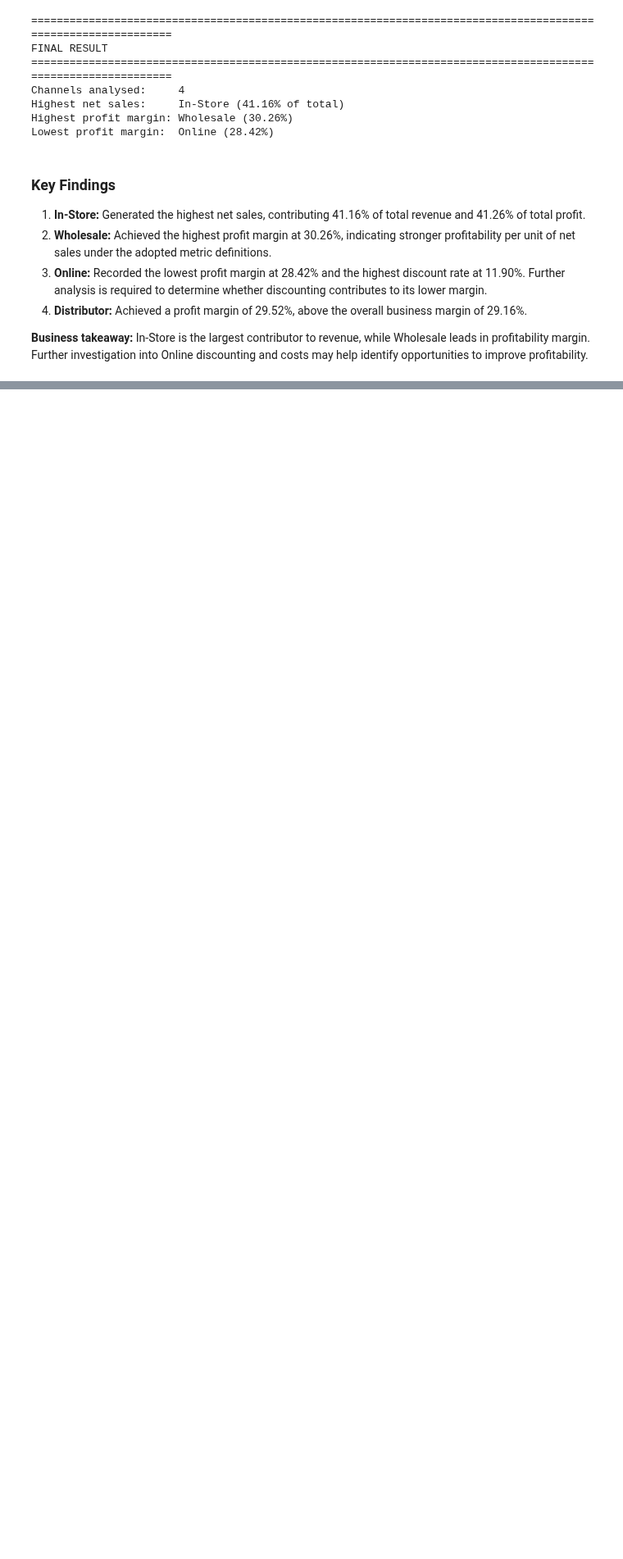
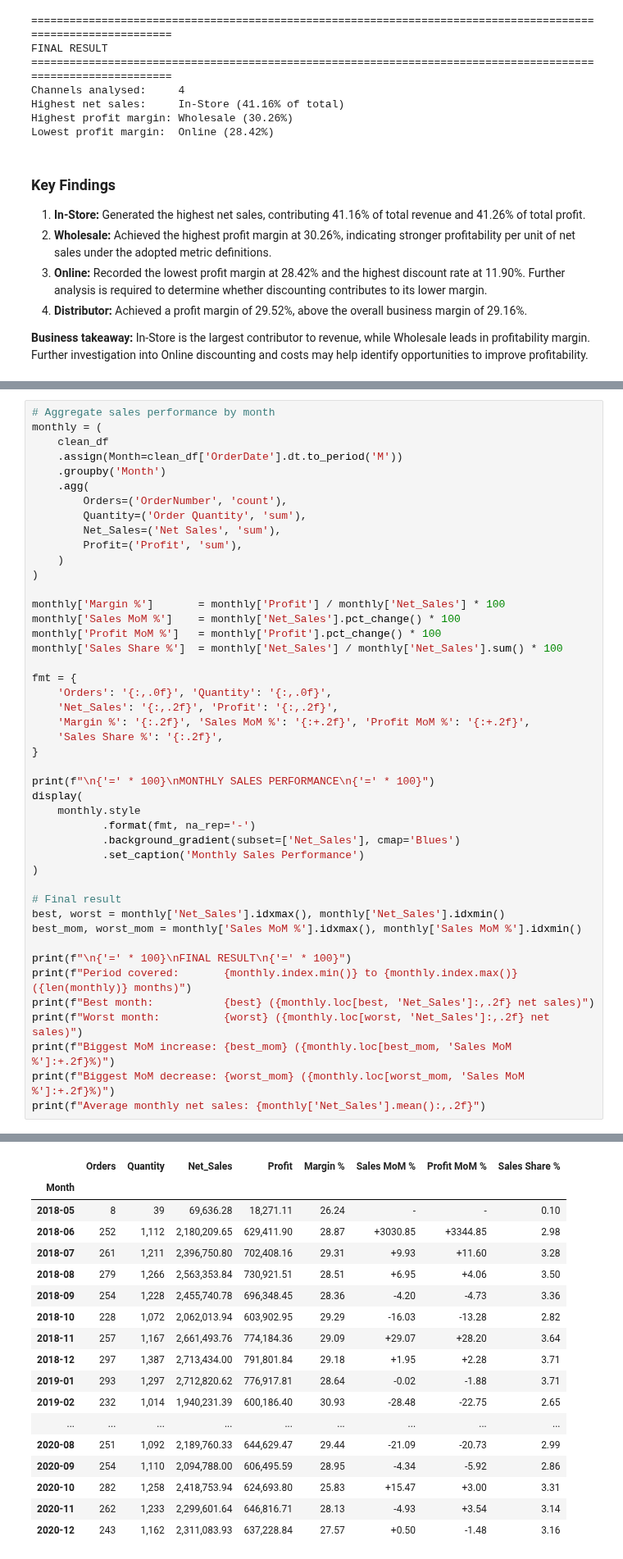
Before and after one commit to silverbullet-ai/intelligent-systems, a Jupyter notebook: da/sales-data-analysis/notebooks/02_sales_analysis.ipynb, the cells around one changed output, grey strips where cells are left out. Shown at 82% size. Cells and saved outputs as stored; diff of their text form; blank space fills up the shorter version.

Commit message:
Add monthly sales analysis and data quality checks

```diff
--- a/da/sales-data-analysis/notebooks/02_sales_analysis.ipynb
+++ b/da/sales-data-analysis/notebooks/02_sales_analysis.ipynb
@@ -386,0 +391,46 @@ Lowest profit margin:  Online (28.42%)
+# %%
+# Aggregate sales performance by month
+monthly = (
+    clean_df
+    .assign(Month=clean_df['OrderDate'].dt.to_period('M'))
+    .groupby('Month')
+    .agg(
+        Orders=('OrderNumber', 'count'),
+        Quantity=('Order Quantity', 'sum'),
+        Net_Sales=('Net Sales', 'sum'),
+        Profit=('Profit', 'sum'),
+    )
+)
+
+monthly['Margin %']       = monthly['Profit'] / monthly['Net_Sales'] * 100
+monthly['Sales MoM %']    = monthly['Net_Sales'].pct_change() * 100
+monthly['Profit MoM %']   = monthly['Profit'].pct_change() * 100
+monthly['Sales Share %']  = monthly['Net_Sales'] / monthly['Net_Sales'].sum() * 100
+
+fmt = {
+    'Orders': '{:,.0f}', 'Quantity': '{:,.0f}',
+    'Net_Sales': '{:,.2f}', 'Profit': '{:,.2f}',
+    'Margin %': '{:.2f}', 'Sales MoM %': '{:+.2f}', 'Profit MoM %': '{:+.2f}',
+    'Sales Share %': '{:.2f}',
+}
+
+print(f"\n{'=' * 100}\nMONTHLY SALES PERFORMANCE\n{'=' * 100}")
+display(
+    monthly.style
+           .format(fmt, na_rep='-')
+           .background_gradient(subset=['Net_Sales'], cmap='Blues')
+           .set_caption('Monthly Sales Performance')
+)
+
+# Final result
+best, worst = monthly['Net_Sales'].idxmax(), monthly['Net_Sales'].idxmin()
+best_mom, worst_mom = monthly['Sales MoM %'].idxmax(), monthly['Sales MoM %'].idxmin()
+
+print(f"\n{'=' * 100}\nFINAL RESULT\n{'=' * 100}")
+print(f"Period covered:       {monthly.index.min()} to {monthly.index.max()} ({len(monthly)} months)")
+print(f"Best month:           {best} ({monthly.loc[best, 'Net_Sales']:,.2f} net sales)")
+print(f"Worst month:          {worst} ({monthly.loc[worst, 'Net_Sales']:,.2f} net sales)")
+print(f"Biggest MoM increase: {best_mom} ({monthly.loc[best_mom, 'Sales MoM %']:+.2f}%)")
+print(f"Biggest MoM decrease: {worst_mom} ({monthly.loc[worst_mom, 'Sales MoM %']:+.2f}%)")
+print(f"Average monthly net sales: {monthly['Net_Sales'].mean():,.2f}")
+# %% [output]
@@ -386,0 +441,18 @@ Lowest profit margin:  Online (28.42%)
+|  | Orders | Quantity | Net_Sales | Profit | Margin % | Sales MoM % | Profit MoM % | Sales Share % |
+| Month |  |  |  |  |  |  |  |  |
+| 2018-05 | 8 | 39 | 69,636.28 | 18,271.11 | 26.24 | - | - | 0.10 |
+| 2018-06 | 252 | 1,112 | 2,180,209.65 | 629,411.90 | 28.87 | +3030.85 | +3344.85 | 2.98 |
+| 2018-07 | 261 | 1,211 | 2,396,750.80 | 702,408.16 | 29.31 | +9.93 | +11.60 | 3.28 |
+| 2018-08 | 279 | 1,266 | 2,563,353.84 | 730,921.51 | 28.51 | +6.95 | +4.06 | 3.50 |
+| 2018-09 | 254 | 1,228 | 2,455,740.78 | 696,348.45 | 28.36 | -4.20 | -4.73 | 3.36 |
+| 2018-10 | 228 | 1,072 | 2,062,013.94 | 603,902.95 | 29.29 | -16.03 | -13.28 | 2.82 |
+| 2018-11 | 257 | 1,167 | 2,661,493.76 | 774,184.36 | 29.09 | +29.07 | +28.20 | 3.64 |
+| 2018-12 | 297 | 1,387 | 2,713,434.00 | 791,801.84 | 29.18 | +1.95 | +2.28 | 3.71 |
+| 2019-01 | 293 | 1,297 | 2,712,820.62 | 776,917.81 | 28.64 | -0.02 | -1.88 | 3.71 |
+| 2019-02 | 232 | 1,014 | 1,940,231.39 | 600,186.40 | 30.93 | -28.48 | -22.75 | 2.65 |
+| ... | ... | ... | ... | ... | ... | ... | ... | ... |
+| 2020-08 | 251 | 1,092 | 2,189,760.33 | 644,629.47 | 29.44 | -21.09 | -20.73 | 2.99 |
+| 2020-09 | 254 | 1,110 | 2,094,788.00 | 606,495.59 | 28.95 | -4.34 | -5.92 | 2.86 |
+| 2020-10 | 282 | 1,258 | 2,418,753.94 | 624,693.80 | 25.83 | +15.47 | +3.00 | 3.31 |
+| 2020-11 | 262 | 1,233 | 2,299,601.64 | 646,816.71 | 28.13 | -4.93 | +3.54 | 3.14 |
+| 2020-12 | 243 | 1,162 | 2,311,083.93 | 637,228.84 | 27.57 | +0.50 | -1.48 | 3.16 |
```
Also changed, not shown: parts of 7 cells of this notebook.
